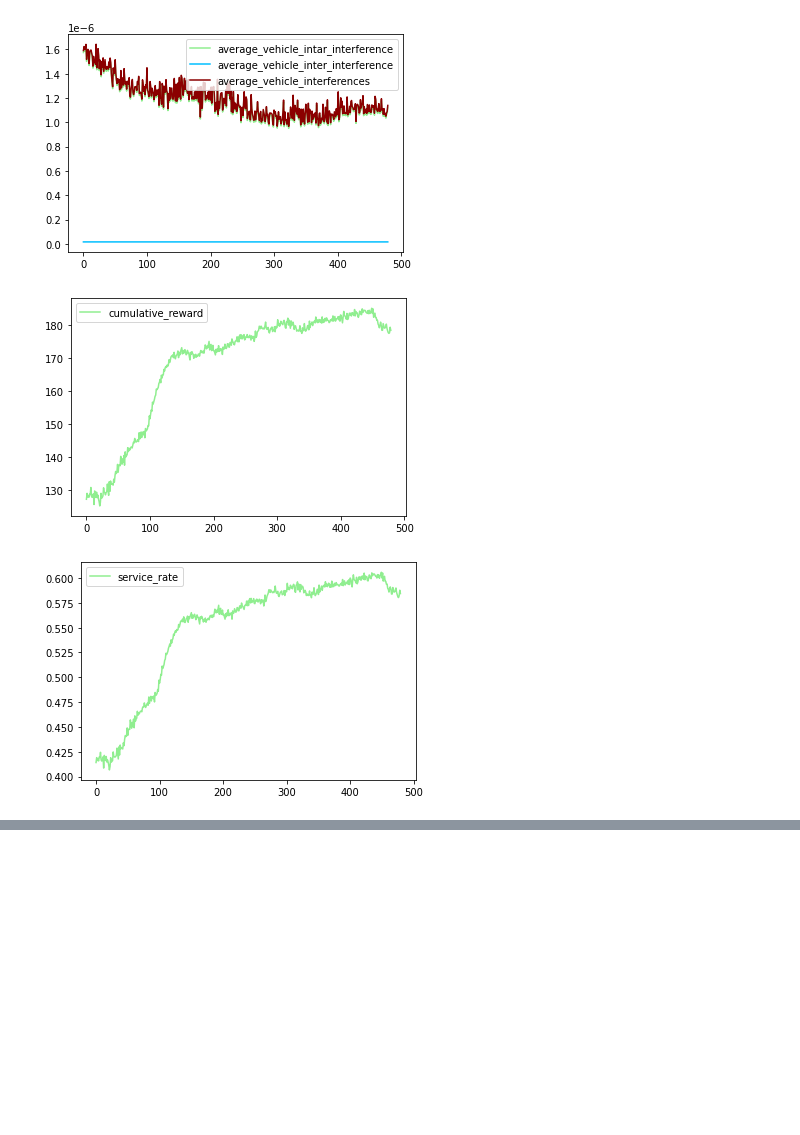
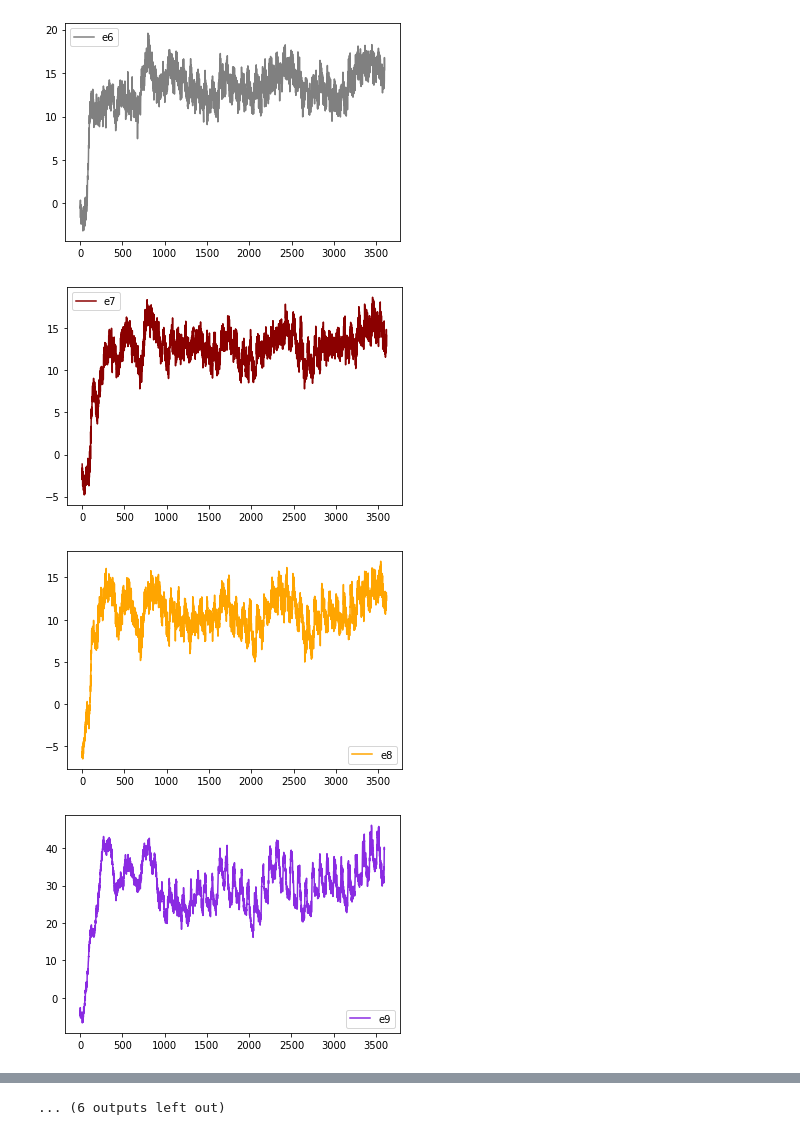
Before and after one commit to neardws/Game-Theoretic-Deep-Reinforcement-Learning, a Jupyter notebook: Draw/draw_results_for_ddpg.ipynb, the cells around one changed output, grey strips where cells are left out. Saved outputs shown, nothing was run; the diff lists cells and outputs as text; code cells hidden in the pictures; blank space fills up the shorter version.

```diff
--- a/Draw/draw_results_for_ddpg.ipynb
+++ b/Draw/draw_results_for_ddpg.ipynb
@@ -13,7 +13,10 @@ file_name = "/home/neardws/acme/da17c184-f796-11ec-85d1-04d9f5632a58/"
 # change the task assignment
 file_name = "/home/neardws/acme/86504512-f79b-11ec-ad3b-04d9f5632a58/"
 
-start_index = 200
+# change the edge node reward
+file_name = "/home/neardws/acme/e067ee42-f7a0-11ec-a179-04d9f5632a58/"
+
+start_index = 0
 loss_file_name = file_name + "logs/learner/logs.csv"
 returns_file_name = file_name + "logs/train_loop/logs.csv"
 
@@ -69,13 +72,29 @@ e7_return = returns[:, 6].tolist()
 e8_return = returns[:, 7].tolist()
 e9_return = returns[:, 8].tolist()
 plt.plot(epoch_index, e1_return[start_index:end_index], '-', color='lightgreen', label='e1')
+plt.legend(loc="best")  # 图例
+plt.show()
 plt.plot(epoch_index, e2_return[start_index:end_index], '-', color='deepskyblue', label='e2')
+plt.legend(loc="best")  # 图例
+plt.show()
 plt.plot(epoch_index, e3_return[start_index:end_index], '-', color='midnightblue', label='e3')
+plt.legend(loc="best")  # 图例
+plt.show()
 plt.plot(epoch_index, e4_return[start_index:end_index], '-', color='pink', label='e4')
+plt.legend(loc="best")  # 图例
+plt.show()
 plt.plot(epoch_index, e5_return[start_index:end_index], '-', color='coral', label='e5')
+plt.legend(loc="best")  # 图例
+plt.show()
 plt.plot(epoch_index, e6_return[start_index:end_index], '-', color='gray', label='e6')
+plt.legend(loc="best")  # 图例
+plt.show()
 plt.plot(epoch_index, e7_return[start_index:end_index], '-', color='darkred', label='e7')
+plt.legend(loc="best")  # 图例
+plt.show()
 plt.plot(epoch_index, e8_return[start_index:end_index], '-', color='orange', label='e8')
+plt.legend(loc="best")  # 图例
+plt.show()
 plt.plot(epoch_index, e9_return[start_index:end_index], '-', color='blueviolet', label='e9')
 plt.legend(loc="best")  # 图例
 plt.show()
@@ -138,3 +157,4 @@ plt.show()
-[figure, old version]
+[figure, new version]
-[figure, old version]
+[figure, new version]
-[figure, old version]
+[figure, new version]
+[figure, added]
@@ -140,0 +162 @@ plt.show()
+... (6 outputs left out)
```
Also changed, not shown: parts of 1 cell of this notebook, 23 other files.
